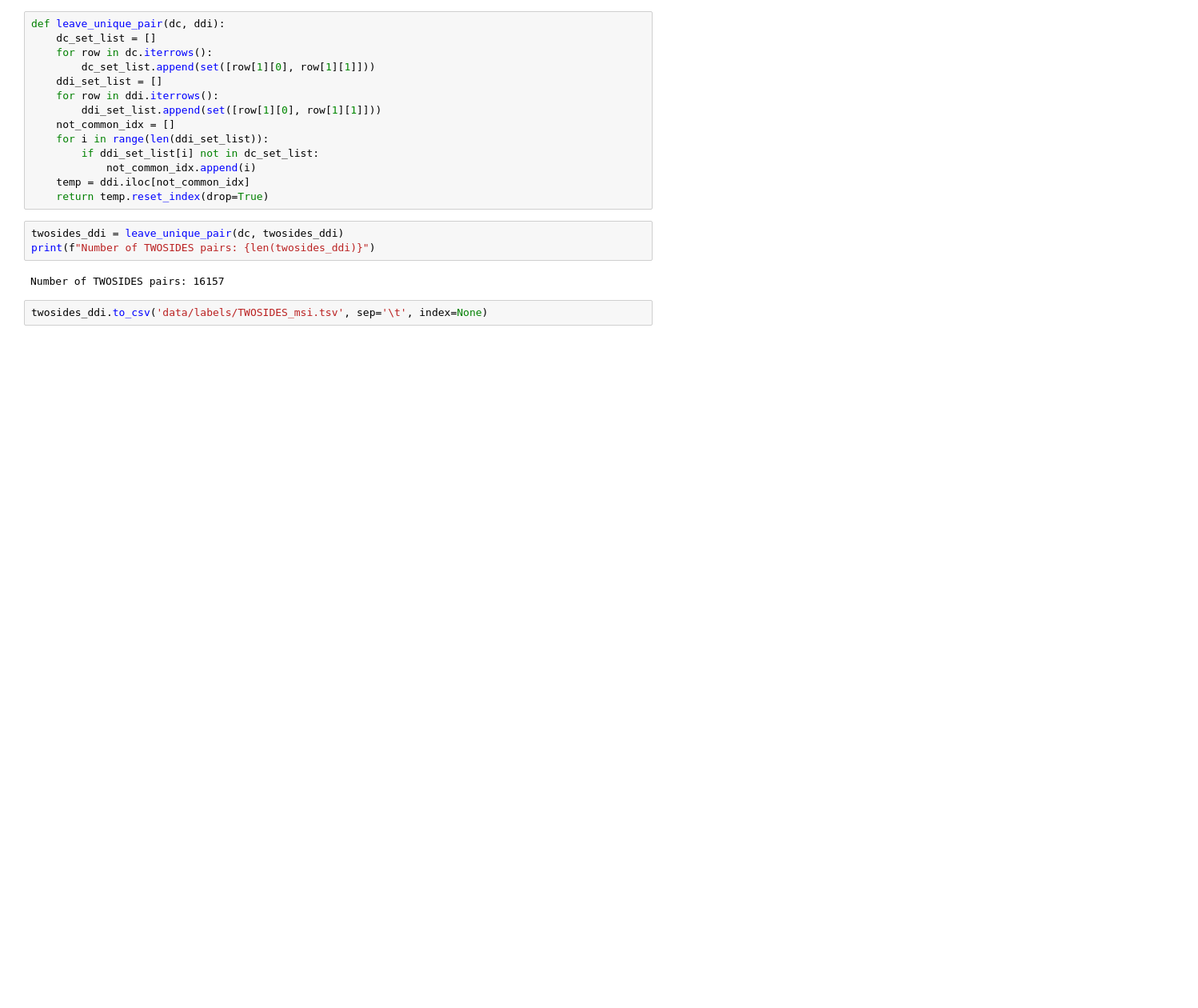
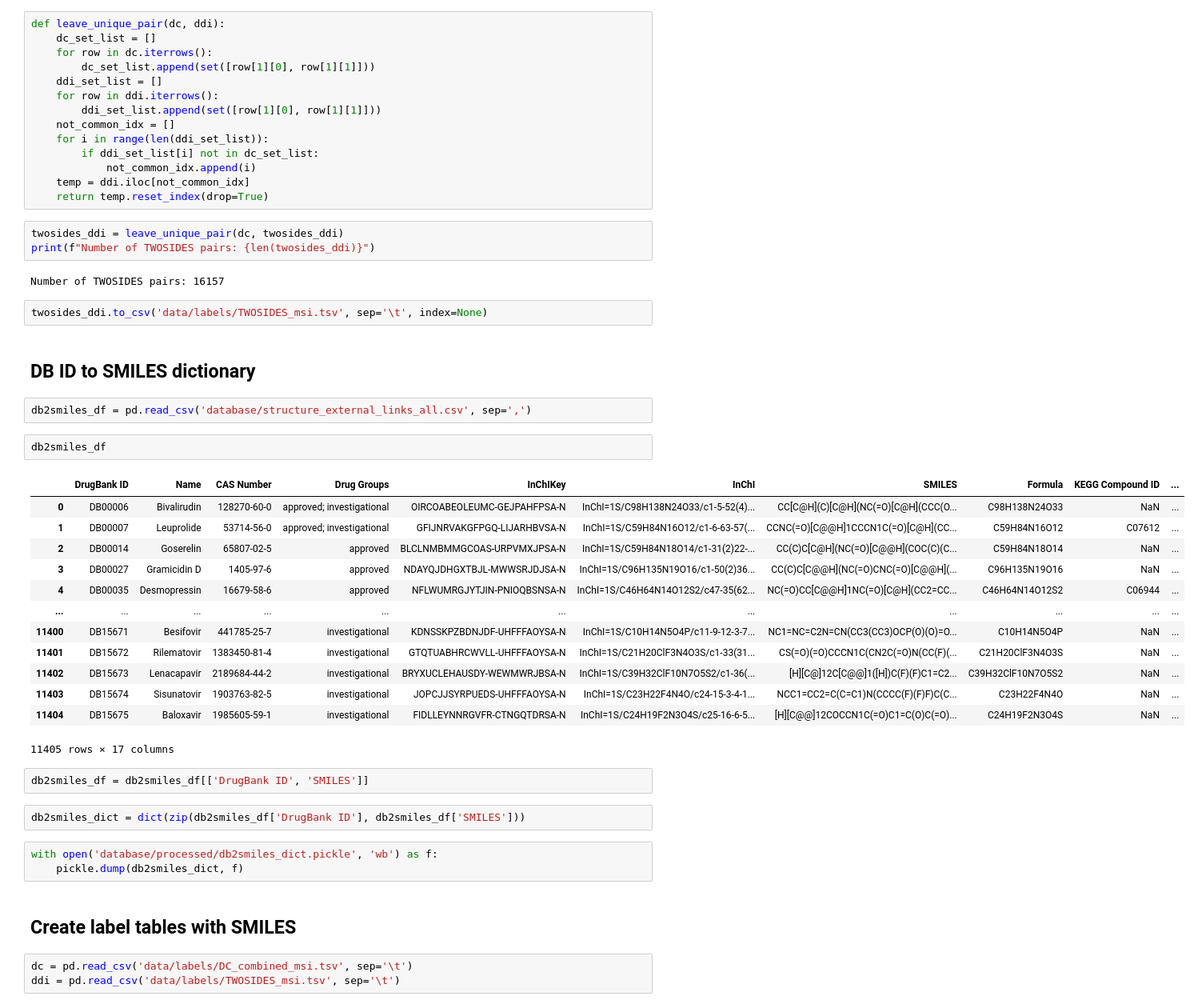
Before and after one commit to gujh14/DC_with_DDI_SupCon, a Jupyter notebook: preprocess.ipynb, the cells around one changed output. Shown: that part at 80% size. Saved outputs shown, nothing was run; the diff lists cells and outputs as text; blank space fills up the shorter version.

```diff
--- a/preprocess.ipynb
+++ b/preprocess.ipynb
@@ -356,3 +355,35 @@ print(f"Number of TWOSIDES pairs: {len(twosides_ddi)}")
 Number of TWOSIDES pairs: 16157
 # %%
 twosides_ddi.to_csv('data/labels/TWOSIDES_msi.tsv', sep='\t', index=None)
+# %% [markdown]
+## DB ID to SMILES dictionary
+# %%
+db2smiles_df = pd.read_csv('database/structure_external_links_all.csv', sep=',')
+# %%
+db2smiles_df
+# %% [output]
+|  | DrugBank ID | Name | CAS Number | Drug Groups | InChIKey | InChI | SMILES | Formula | KEGG Compound ID | ... |
+| 0 | DB00006 | Bivalirudin | 128270-60-0 | approved; investigational | OIRCOABEOLEUMC-GEJPAHFPSA-N | InChI=1S/C98H138N24O33/c1-5-52(4)... | CC[C@H](C)[C@H](NC(=O)[C@H](CCC(O... | C98H138N24O33 | NaN | ... |
+| 1 | DB00007 | Leuprolide | 53714-56-0 | approved; investigational | GFIJNRVAKGFPGQ-LIJARHBVSA-N | InChI=1S/C59H84N16O12/c1-6-63-57(... | CCNC(=O)[C@@H]1CCCN1C(=O)[C@H](CC... | C59H84N16O12 | C07612 | ... |
+| 2 | DB00014 | Goserelin | 65807-02-5 | approved | BLCLNMBMMGCOAS-URPVMXJPSA-N | InChI=1S/C59H84N18O14/c1-31(2)22-... | CC(C)C[C@H](NC(=O)[C@@H](COC(C)(C... | C59H84N18O14 | NaN | ... |
+| 3 | DB00027 | Gramicidin D | 1405-97-6 | approved | NDAYQJDHGXTBJL-MWWSRJDJSA-N | InChI=1S/C96H135N19O16/c1-50(2)36... | CC(C)C[C@@H](NC(=O)CNC(=O)[C@@H](... | C96H135N19O16 | NaN | ... |
+| 4 | DB00035 | Desmopressin | 16679-58-6 | approved | NFLWUMRGJYTJIN-PNIOQBSNSA-N | InChI=1S/C46H64N14O12S2/c47-35(62... | NC(=O)CC[C@@H]1NC(=O)[C@H](CC2=CC... | C46H64N14O12S2 | C06944 | ... |
+| ... | ... | ... | ... | ... | ... | ... | ... | ... | ... | ... |
+| 11400 | DB15671 | Besifovir | 441785-25-7 | investigational | KDNSSKPZBDNJDF-UHFFFAOYSA-N | InChI=1S/C10H14N5O4P/c11-9-12-3-7... | NC1=NC=C2N=CN(CC3(CC3)OCP(O)(O)=O... | C10H14N5O4P | NaN | ... |
+| 11401 | DB15672 | Rilematovir | 1383450-81-4 | investigational | GTQTUABHRCWVLL-UHFFFAOYSA-N | InChI=1S/C21H20ClF3N4O3S/c1-33(31... | CS(=O)(=O)CCCN1C(CN2C(=O)N(CC(F)(... | C21H20ClF3N4O3S | NaN | ... |
+| 11402 | DB15673 | Lenacapavir | 2189684-44-2 | investigational | BRYXUCLEHAUSDY-WEWMWRJBSA-N | InChI=1S/C39H32ClF10N7O5S2/c1-36(... | [H][C@]12C[C@@]1([H])C(F)(F)C1=C2... | C39H32ClF10N7O5S2 | NaN | ... |
+| 11403 | DB15674 | Sisunatovir | 1903763-82-5 | investigational | JOPCJJSYRPUEDS-UHFFFAOYSA-N | InChI=1S/C23H22F4N4O/c24-15-3-4-1... | NCC1=CC2=C(C=C1)N(CCCC(F)(F)F)C(C... | C23H22F4N4O | NaN | ... |
+| 11404 | DB15675 | Baloxavir | 1985605-59-1 | investigational | FIDLLEYNNRGVFR-CTNGQTDRSA-N | InChI=1S/C24H19F2N3O4S/c25-16-6-5... | [H][C@@]12COCCN1C(=O)C1=C(O)C(=O)... | C24H19F2N3O4S | NaN | ... |
+11405 rows × 17 columns
+# %%
+db2smiles_df = db2smiles_df[['DrugBank ID', 'SMILES']]
+# %%
+db2smiles_dict = dict(zip(db2smiles_df['DrugBank ID'], db2smiles_df['SMILES']))
+# %%
+with open('database/processed/db2smiles_dict.pickle', 'wb') as f:
+    pickle.dump(db2smiles_dict, f)
+# %% [markdown]
+## Create label tables with SMILES
+# %%
+dc = pd.read_csv('data/labels/DC_combined_msi.tsv', sep='\t')
+ddi = pd.read_csv('data/labels/TWOSIDES_msi.tsv', sep='\t')
```
Also changed, not shown: parts of 36 cells of this notebook.
